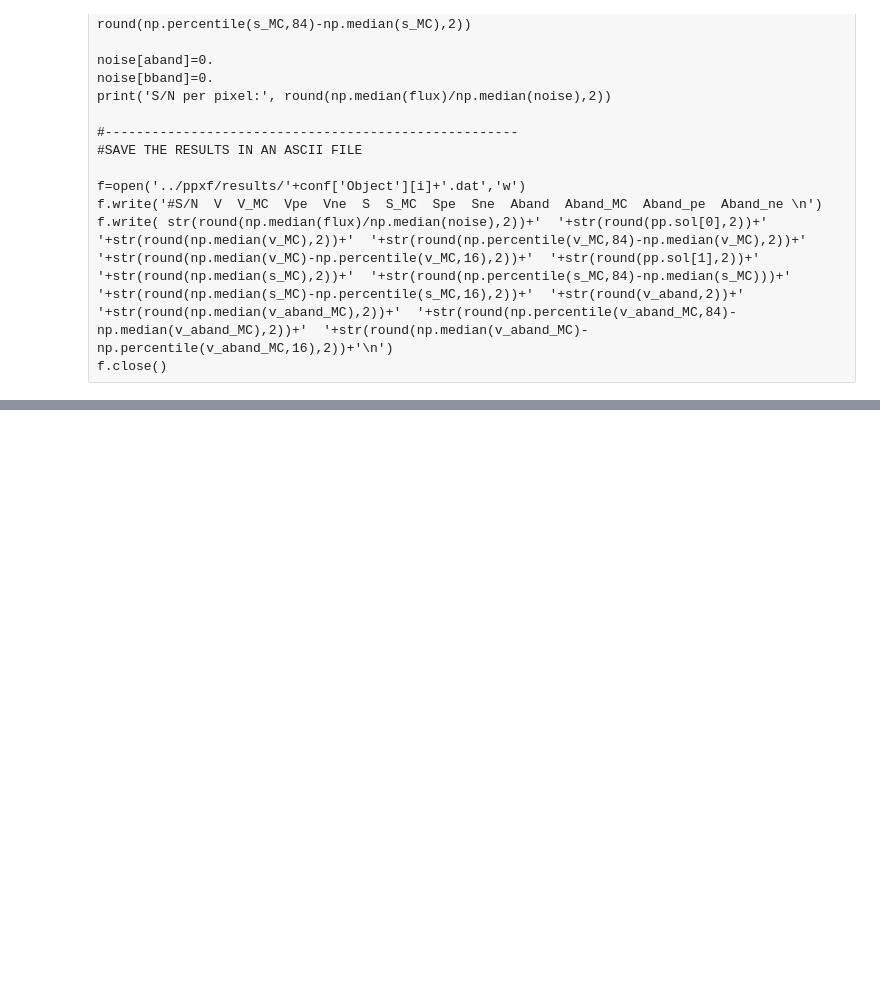
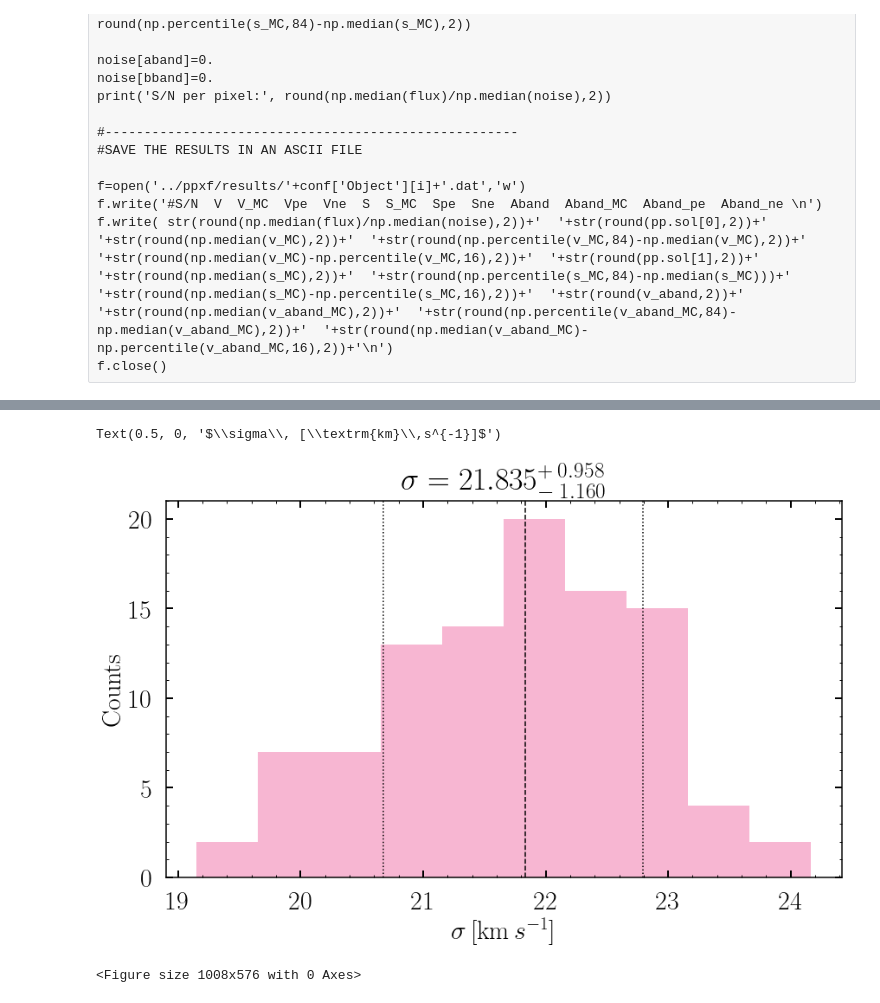
Before and after one commit to kadri-nizam/SIP2019, a Jupyter notebook: Kadri/PPXF Code - Rewrite.ipynb, the cells around one changed output, grey strips where cells are left out. Drawn from its saved outputs; the diff is of its cells as text; code cells hidden in the pictures; blank space fills up the shorter version.

```diff
--- a/Kadri/PPXF Code - Rewrite.ipynb
+++ b/Kadri/PPXF Code - Rewrite.ipynb
@@ -395,0 +546,28 @@ residuals = min_bestfit + result.galaxy - result.bestfit
+# %%
+plt.figure()
+
+med = np.median(MC['SIGMA'])
+percentile16 = np.percentile(MC['SIGMA'], 16)
+percentile84 = np.percentile(MC['SIGMA'], 84)
+
+values, bins, patches = plt.hist(MC['SIGMA'], facecolor = tableau10['PINK'])
+plt.axvline(med, color = 'k', linestyle = '--')
+plt.axvline(percentile16, color = 'k', linestyle = ':')
+plt.axvline(percentile84, color = 'k', linestyle = ':')
+
+ax = plt.gca()
+ax.minorticks_on()
+ax.tick_params(axis = 'both', which = 'both', direction = 'in')
+ax.tick_params(axis = 'both', which = 'major', length = 8, width = 2)
+ax.tick_params(axis = 'both', which = 'minor', length = 3, width = 1)
+ax.tick_params(axis = 'both', which = 'major', pad = 15)
+
+ax.get_xaxis().set_ticks_position('both')
+ax.get_yaxis().set_ticks_position('both')
+
+plt.title('$\\sigma = %.3f^{+\,%.3f}_{-\,%.3f}$' % (med, percentile84-med, med-percentile16))
+plt.ylabel('Counts')
+plt.xlabel('$\\sigma\\, [\\textrm{km}\\,s^{-1}]$')
+# %% [output]
+Text(0.5, 0, '$\\sigma\\, [\\textrm{km}\\,s^{-1}]$')
+[figure, added]
@@ -396,3 +588,49 @@ residuals = min_bestfit + result.galaxy - result.bestfit
+# %%
+plt.figure()
+
+z=pp.sol[0]/CONST['C']
+
+if np.min(pp.lam) < 4800:
+    lmin=4800
+else:
+    lmin=np.min(pp.lam)
+npix=(5250-lmin) #Hbeta and MgT region
+
+if lmin < 5250:
+    lamfin_p1=lmin+npix
+    mx_p1=np.max(pp.galaxy[pp.goodpixels][(pp.lam[pp.goodpixels]<lamfin_p1)])
+    mn1_p1=np.min(resid[pp.goodpixels][(pp.lam[pp.goodpixels]<lamfin_p1)])
+
+    plt.figure()
+    plt.plot(pp.lam[pp.goodpixels]/(1+z), resid[pp.goodpixels],marker='d',color='LimeGreen',mec='LimeGreen', markersize=4, linestyle='None')
+    plt.plot(lin_lam/(1+z),sm_flx,'k')
+    plt.plot(pp.lam/(1+z),convolve(pp.bestfit, g, boundary='extend'),'r',linewidth=1)
+    plt.plot(pp.lam[pp.goodpixels]/(1+z),pp.goodpixels*0+mn, '.k', ms=1)
+    w=np.flatnonzero(np.diff(pp.goodpixels) > 1)
+    if w.size > 0:
+        for wj in w:
+            j = slice(pp.goodpixels[wj], pp.goodpixels[wj+1] + 1)
+            plt.plot(pp.lam[j]/(1+z), resid[j], 'b')
+        w = np.hstack([0, w, w + 1, -1])  # Add first and last point
+    else:
+        w = [0, -1]
+    for gj in pp.goodpixels[w]:
+        plt.plot(pp.lam[[gj, gj]]/(1+z), [mn, pp.bestfit[gj]], 'LimeGreen')
+
+    plt.plot([4861,4861],[mn1_p1-0.05*(mx_p1-mn1_p1),mx_p1+0.05*(mx_p1-mn1_p1)],'k', linestyle=':')#Hbeta
+    plt.plot([5015,5015],[mn1_p1-0.05*(mx_p1-mn1_p1),mx_p1+0.05*(mx_p1-mn1_p1)],'k', linestyle=':')#Fe5015
+    plt.plot([5167,5167],[mn1_p1-0.05*(mx_p1-mn1_p1),mx_p1+0.05*(mx_p1-mn1_p1)],'k', linestyle=':')#Mg1
+    plt.plot([5173,5173],[mn1_p1-0.05*(mx_p1-mn1_p1),mx_p1+0.05*(mx_p1-mn1_p1)],'k', linestyle=':')#Mg2
+    plt.plot([5184,5184],[mn1_p1-0.05*(mx_p1-mn1_p1),mx_p1+0.05*(mx_p1-mn1_p1)],'k', linestyle=':')#Mg3
+    plt.xlim([lmin, lamfin_p1]+ np.array([-0.02, 0.02])*(lamfin_p1-lmin))
+    plt.ylim([mn1_p1, mx_p1]+np.array([-0.05, 0.05])*(mx_p1-mn1_p1))
+    plt.ylabel("Counts")
+    plt.xlabel("$\lambda$ ($\AA$)")
+#     plt.tight_layout
+#     pdf.savefig()
+#     plt.close()
+# %% [output]
+<Figure size 1008x576 with 0 Axes>
 # %%
 from matplotlib.backends.backend_pdf import PdfPages #make pdfs with multiple pages
 
```
Also changed, not shown: parts of 11 cells of this notebook.
